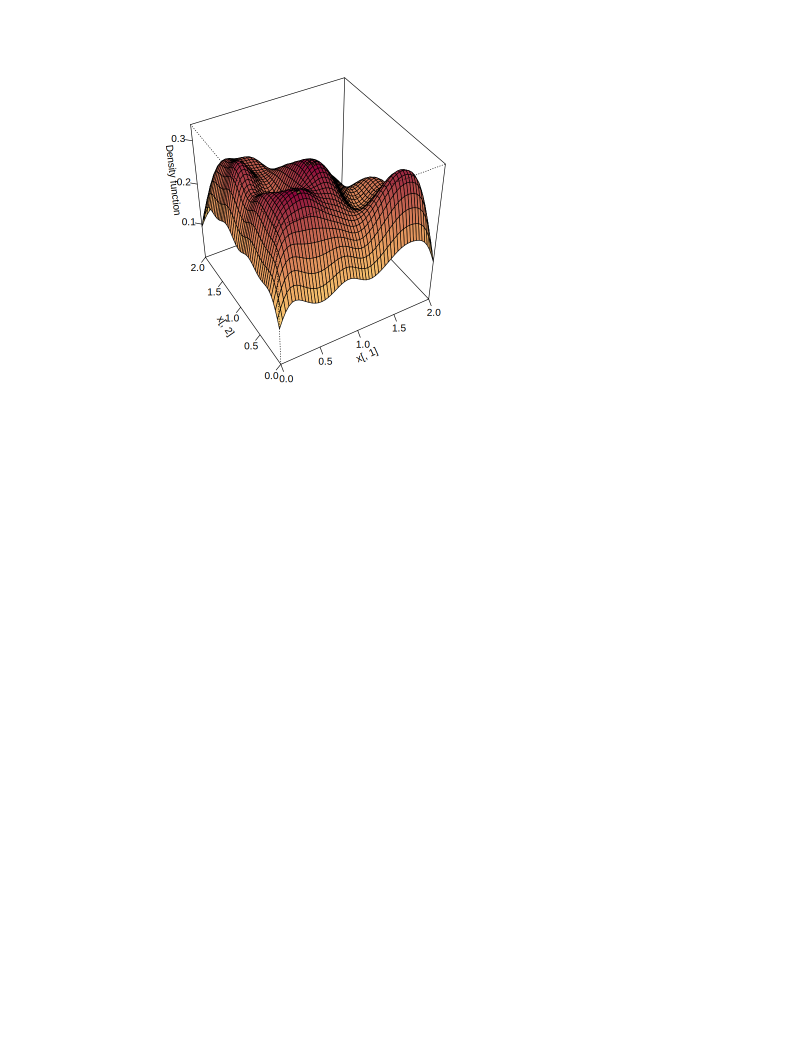
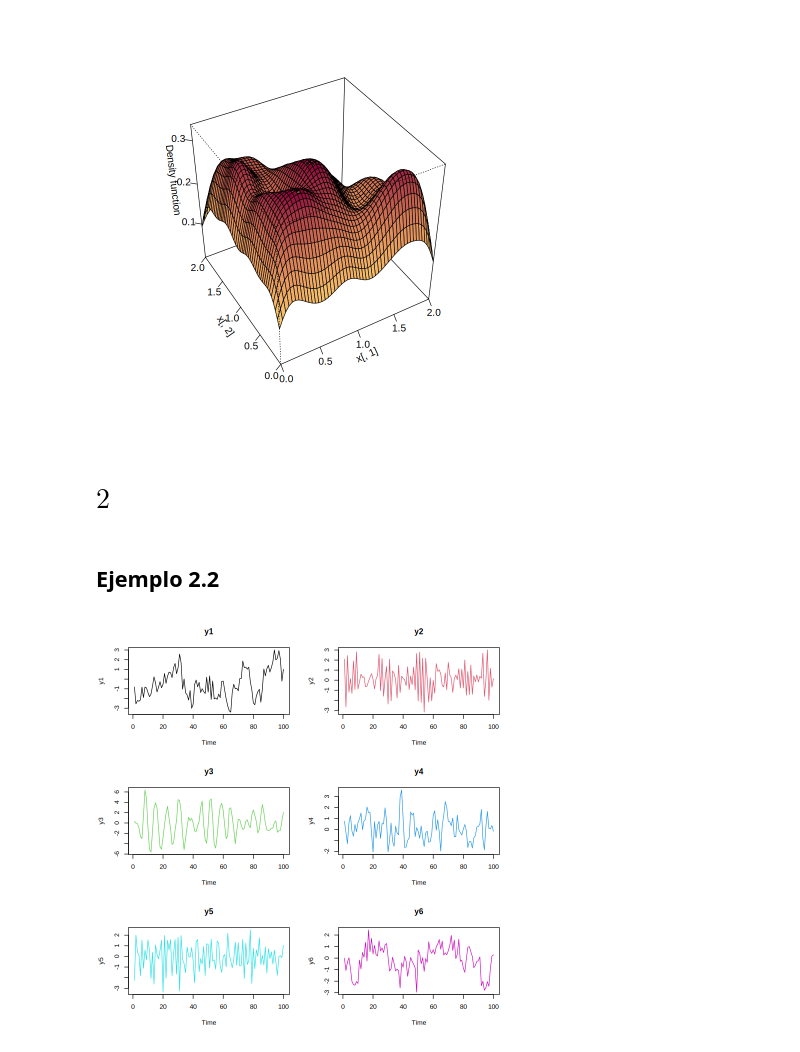
Before and after one commit to Nicolas-Bernal/Simulacion-Estadistica, a Jupyter notebook: Segundo Corte/00_Taller.ipynb, the cells around one changed output. Saved outputs shown, nothing was run; the diff lists cells and outputs as text; code cells hidden in the pictures; blank space fills up the shorter version.

```diff
--- a/Segundo Corte/00_Taller.ipynb
+++ b/Segundo Corte/00_Taller.ipynb
@@ -147,3 +147,25 @@ fhat = kde(x = datos, H = H_matrix, xmin = c(0,0), xmax = c(2,2))
 plot(fhat, display = "persp")
 # %% [output]
 [figure]
+# %% [markdown]
+# $2$
+# %% [markdown]
+## Ejemplo 2.2
+# %%
+y1 = arima.sim(n = 100, list(ar = c(.8)))
+y2 = arima.sim(n = 100, list(ar = c(-.7)))
+y3 = arima.sim(n = 100, list(ar = c(1.2,-.9)))
+y4 = arima.sim(n = 100, list(ma = c(.6)))
+y5 = arima.sim(n = 100, list(ma = c(-.7)))
+y6 = arima.sim(n = 100, list(ar = c(.8),ma = c(-.4)))
+
+par(mfrow = c(3,2))
+
+ts.plot(y1,col = 1,main = "y1")
+ts.plot(y2,col = 2,main = "y2")
+ts.plot(y3,col = 3,main = "y3")
+ts.plot(y4,col = 4,main = "y4")
+ts.plot(y5,col = 5,main = "y5")
+ts.plot(y6,col = 6,main = "y6")
+# %% [output]
+[figure, added]
```
Also changed, not shown: parts of 9 cells of this notebook.
